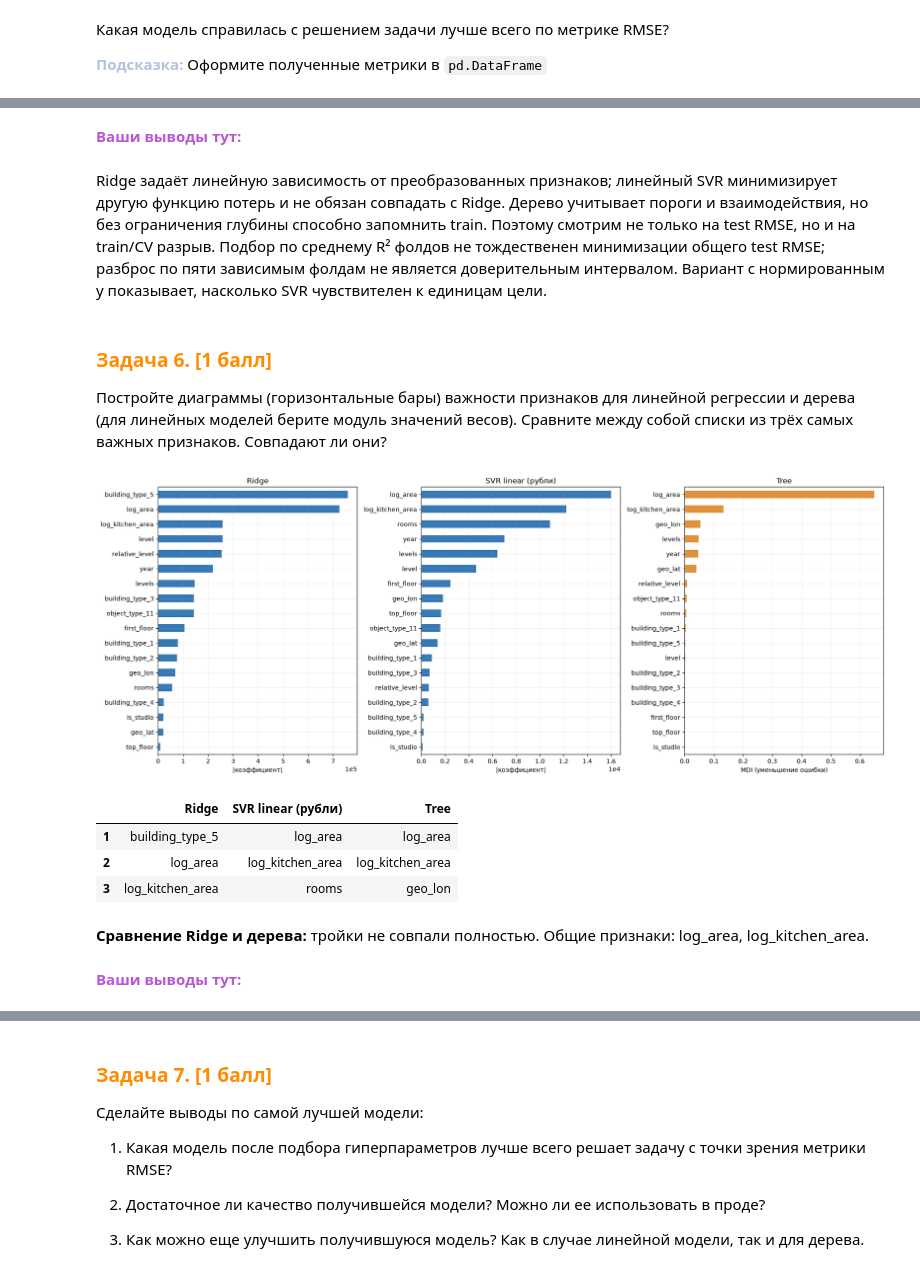
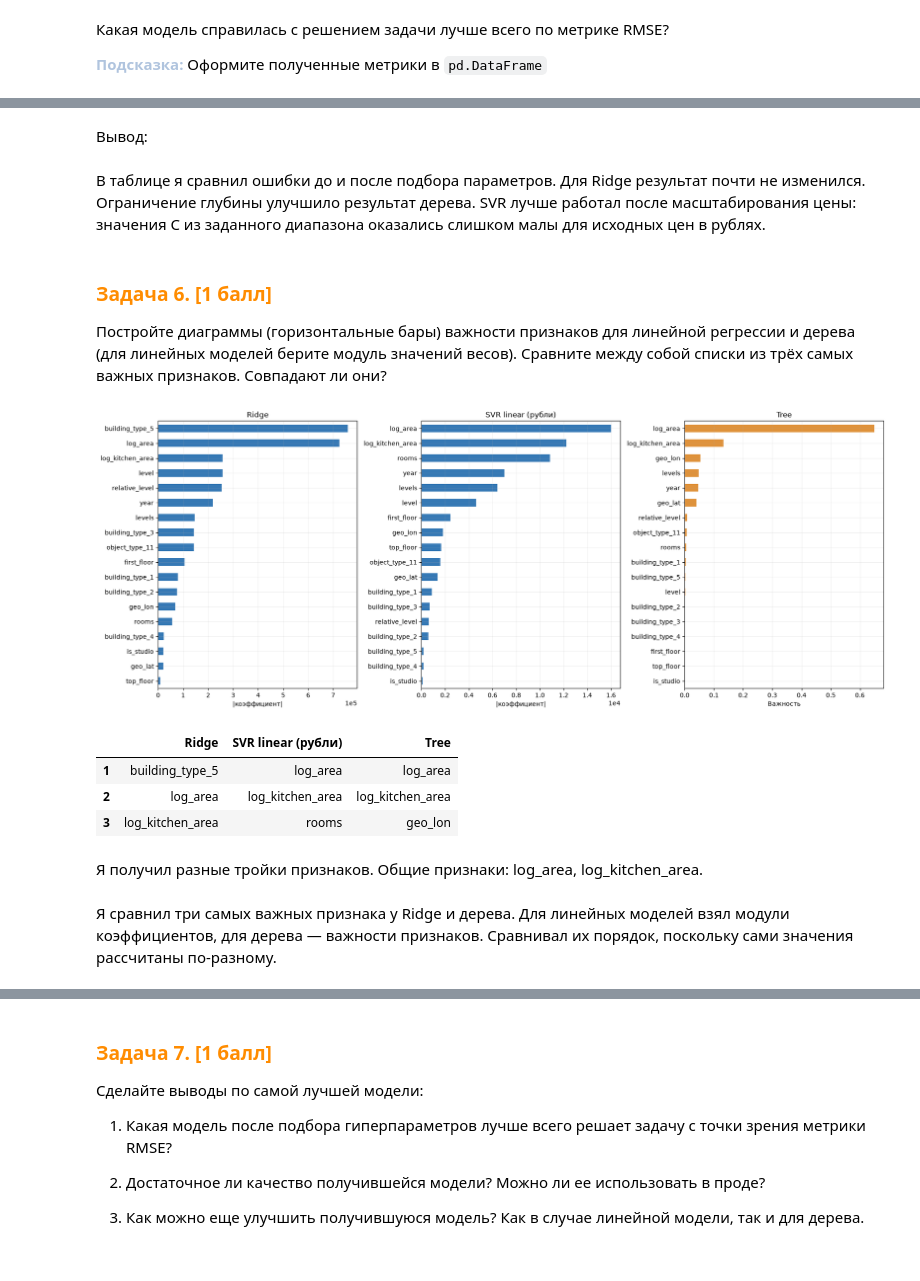
Before and after one commit to rdydygin/ITMO, a Jupyter notebook: Semester5/AISystems/Labwork4/Lab4.ipynb, the cells around one changed output, grey strips where cells are left out. Drawn from its saved outputs; the diff is of its cells as text; code cells hidden in the pictures.

```diff
--- a/Semester5/AISystems/Labwork4/Lab4.ipynb
+++ b/Semester5/AISystems/Labwork4/Lab4.ipynb
@@ -124,11 +94,18 @@ Python 3.12.15, numpy 2.5.3, pandas 3.0.6, sklearn 1.9.1
 # %%
 import pandas as pd
 # %%
-# Достаточно локальной региональной выборки: интернет для запуска не требуется.
-candidates = [Path.cwd(), Path.cwd() / 'Semester5/AISystems/Labwork4']
-ROOT = next((p for p in candidates if (p / 'dataset_source.json').is_file()), None)
-if ROOT is None:
-    raise FileNotFoundError('Запустите ноутбук из Labwork4 или из корня репозитория.')
-metadata = json.loads((ROOT / 'dataset_source.json').read_text(encoding='utf-8'))
-print('Источник:', metadata['dataset_page'], '| версия', metadata['version'])
-print('Регион:', metadata['region_name'], '| исходных строк:', metadata['selected_rows'])
+local_files = [Path('dataset.csv'), Path('Semester5/AISystems/Labwork4/dataset.csv')]
+path = next((p for p in local_files if p.is_file()), None)
+
+if path is not None:
+    raw = pd.read_csv(path)
+else:
+    url = ('https://www.kaggle.com/api/v1/datasets/download/'
+           'mrdaniilak/russia-real-estate-20182021?datasetVersionNumber=3')
+    with TemporaryDirectory() as folder:
+        archive = Path(folder) / 'real_estate.zip'
+        urlretrieve(url, archive)
+        with ZipFile(archive) as zipped, zipped.open('all_v2.csv') as csv_file:
+            parts = [chunk.loc[chunk['region'].eq(4189)].copy()
+                     for chunk in pd.read_csv(csv_file, chunksize=250_000)]
+        raw = pd.concat(parts, ignore_index=True)
@@ -138,8 +112,5 @@ print('Регион:', metadata['region_name'], '| исходных строк:'
 # %%
-path = ROOT / 'dataset.csv'
-assert hashlib.sha256(path.read_bytes()).hexdigest() == metadata['sha256']
-raw = pd.read_csv(path)
-assert len(raw) == metadata['selected_rows']
-assert raw['region'].eq(metadata['region_code']).all()
+raw = raw.loc[raw['region'].eq(4189)].copy()
+print('Костромская область:', len(raw), 'объявлений')
 display(raw.head())
 # %% [output]
@@ -541,8 +470,5 @@ ridge_default.fit(X_train, y_train)
 Ridge()
 # %%
 svr_default = SVR(kernel='linear')
-start = perf_counter()
 svr_default.fit(X_train, y_train)
-print(f'SVR обучен за {perf_counter() - start:.2f} с; опорных векторов: '
-      f'{len(svr_default.support_)} из {len(X_train)}')
 # %% [output]
@@ -828,13 +700,10 @@ assert np.isfinite(comparison.select_dtypes('number').to_numpy()).all()
 # %% [markdown]
-<font color='MediumOrchid'>**Ваши выводы тут:**</font>
+Вывод:
 # %% [markdown]
-Ridge задаёт линейную зависимость от преобразованных признаков; линейный SVR
-минимизирует другую функцию потерь и не обязан совпадать с Ridge. Дерево учитывает
-пороги и взаимодействия, но без ограничения глубины способно запомнить train.
-Поэтому смотрим не только на test RMSE, но и на train/CV разрыв.
-Подбор по среднему R² фолдов не тождественен минимизации общего test RMSE;
-разброс по пяти зависимым фолдам не является доверительным интервалом.
-Вариант с нормированным y показывает, насколько SVR чувствителен к единицам цели.
+В таблице я сравнил ошибки до и после подбора параметров.
+Для Ridge результат почти не изменился. Ограничение глубины улучшило результат дерева.
+SVR лучше работал после масштабирования цены: значения C из заданного диапазона
+оказались слишком малы для исходных цен в рублях.
 # %% [markdown]
 ### **<font color='DarkOrange'> Задача 6. [1 балл]</font>**
 
@@ -842,35 +711,38 @@ Ridge задаёт линейную зависимость от преобраз
 # %%
 ridge_best = searches['Ridge tuned'].best_estimator_
 svr_best = searches['SVR linear tuned (рубли)'].best_estimator_
 tree_best = searches['Tree tuned'].best_estimator_
 importance = {}
 for name, pipeline in [('Ridge', ridge_best), ('SVR linear (рубли)', svr_best),
                        ('Tree', tree_best)]:
     names = pipeline.named_steps['preprocess'].get_feature_names_out()
     model = pipeline.named_steps['model']
     weights = model.feature_importances_ if name == 'Tree' else np.abs(model.coef_).ravel()
     importance[name] = pd.Series(weights, index=names).sort_values(ascending=False)
 fig, axes = plt.subplots(1, 3, figsize=(18, 7))
 for ax, (name, values) in zip(axes, importance.items()):
     values.sort_values().plot.barh(ax=ax, color='#3679b5' if name != 'Tree' else '#df923b')
-    ax.set(title=name, xlabel='MDI (уменьшение ошибки)' if name == 'Tree' else '|коэффициент|')
+    ax.set(title=name, xlabel='Важность' if name == 'Tree' else '|коэффициент|')
     if name != 'Tree':
         ax.ticklabel_format(axis='x', style='sci', scilimits=(0, 0))
 fig.tight_layout()
 plt.show()
 top3 = pd.DataFrame({name: values.head(3).index.tolist() for name, values in importance.items()},
                     index=['1', '2', '3'])
 display(top3)
 common = set(top3['Ridge']) & set(top3['Tree'])
-display(Markdown('**Сравнение Ridge и дерева:** '
-    + ('тройки совпали как множества.' if set(top3['Ridge']) == set(top3['Tree']) else 'тройки не совпали полностью.')
+
+display(Markdown('Я получил '
+    + ('одинаковые тройки признаков.' if set(top3['Ridge']) == set(top3['Tree']) else 'разные тройки признаков.')
     + ' Общие признаки: ' + (', '.join(sorted(common)) or 'нет') + '.'))
 # %% [output]
-[figure, old version]
+[figure, new version]
 |  | Ridge | SVR linear (рубли) | Tree |
 | 1 | building_type_5 | log_area | log_area |
 | 2 | log_area | log_kitchen_area | log_kitchen_area |
 | 3 | log_kitchen_area | rooms | geo_lon |
-**Сравнение Ridge и дерева:** тройки не совпали полностью. Общие признаки: log_area, log_kitchen_area.
+Я получил разные тройки признаков. Общие признаки: log_area, log_kitchen_area.
 # %% [markdown]
-<font color='MediumOrchid'>**Ваши выводы тут:**</font>
+Я сравнил три самых важных признака у Ridge и дерева.
+Для линейных моделей взял модули коэффициентов, для дерева — важности признаков.
+Сравнивал их порядок, поскольку сами значения рассчитаны по-разному.
```
Also changed, not shown: parts of 24 cells of this notebook, 1 other file.
